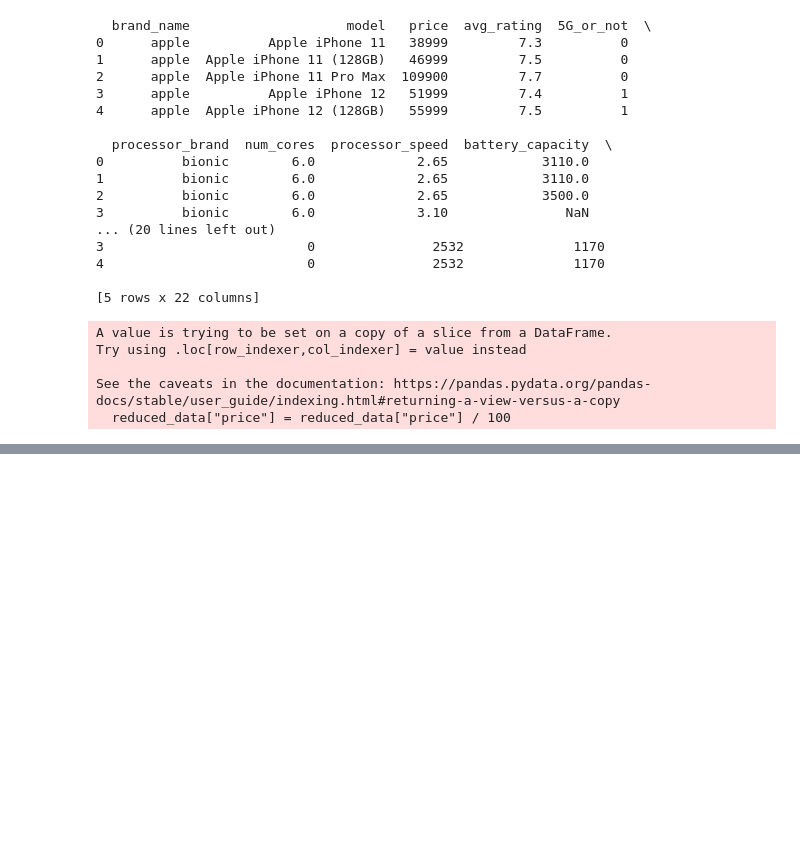
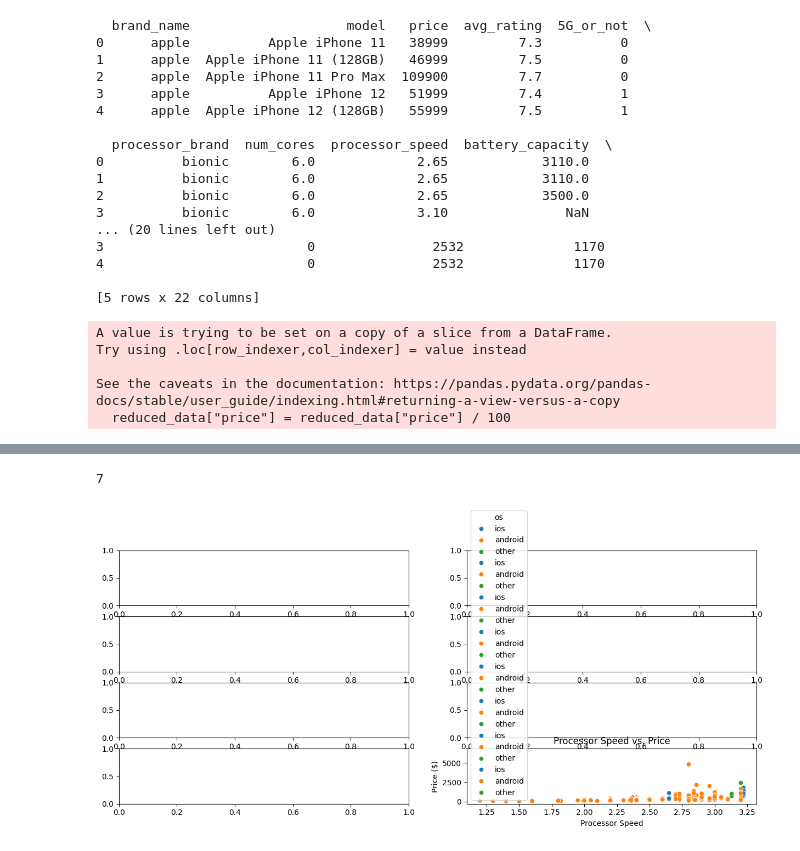
Before and after one commit to behzadgerami/Performing-a-Code-Review, a Jupyter notebook: performing_code_review.ipynb, the cells around one changed output, grey strips where cells are left out. Drawn from its saved outputs; the diff is of its cells as text; code cells hidden in the pictures; blank space fills up the shorter version.

```diff
--- a/performing_code_review.ipynb
+++ b/performing_code_review.ipynb
@@ -130,3 +135,22 @@ visualize_versus_price(cleaned_data, "processor_speed")
+# %%
+print(len(cleaned_data.columns))
+# %% [output]
+7
+# %%
+# Create a figure and a set of subplots
+fig, axs = plt.subplots(4, 2, figsize=(15, 6))
+
+# Loop through the axes and plot data
+for i, ax in enumerate(axs.flat):
+    visualize_versus_price(cleaned_data, "processor_speed")
+
+# Adjust layout
+plt.tight_layout()
+
+# Show the plots
+plt.show()
+# %% [output]
+[figure, added]
 # %%
 # Import required packages
 import pytest
```
Also changed, not shown: parts of 2 cells of this notebook.
